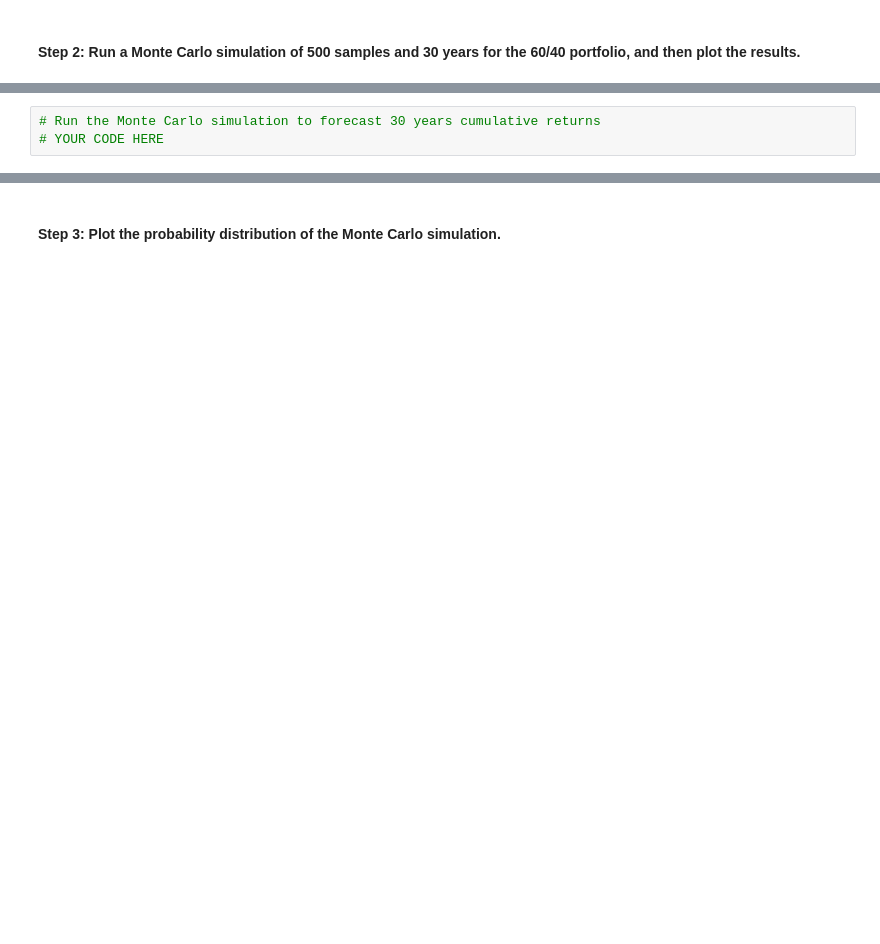
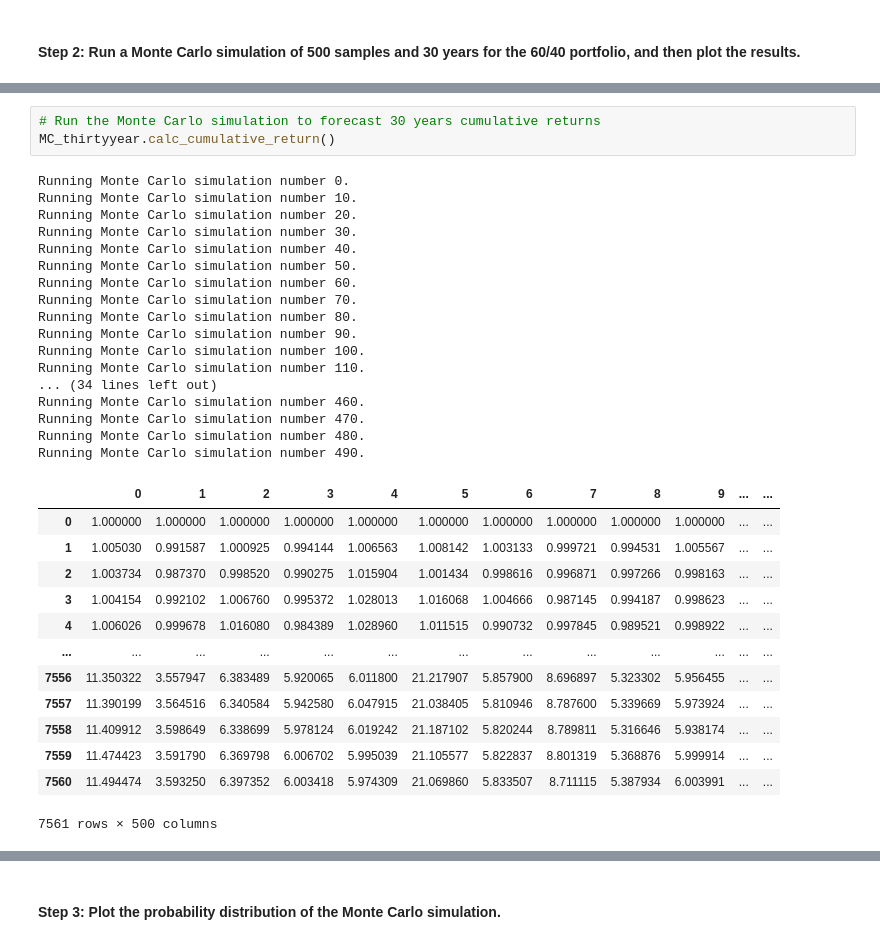
Before and after one commit to MC-Stream/The-Silver-Room, a Jupyter notebook: Module5-C/Starter_Code/financial_planning_tools.ipynb, the cells around one changed output, grey strips where cells are left out. Drawn from its saved outputs; the diff is of its cells as text; blank space fills up the shorter version.

```diff
--- a/Module5-C/Starter_Code/financial_planning_tools.ipynb
+++ b/Module5-C/Starter_Code/financial_planning_tools.ipynb
@@ -462,6 +498,37 @@ In this section, you’ll use the MCForecastTools library to create a Monte Carl
 # %%
 # Run the Monte Carlo simulation to forecast 30 years cumulative returns
-# YOUR CODE HERE
+MC_thirtyyear.calc_cumulative_return()
+# %% [output]
+Running Monte Carlo simulation number 0.
+Running Monte Carlo simulation number 10.
+Running Monte Carlo simulation number 20.
+Running Monte Carlo simulation number 30.
+Running Monte Carlo simulation number 40.
+Running Monte Carlo simulation number 50.
+Running Monte Carlo simulation number 60.
+Running Monte Carlo simulation number 70.
+Running Monte Carlo simulation number 80.
+Running Monte Carlo simulation number 90.
+Running Monte Carlo simulation number 100.
+Running Monte Carlo simulation number 110.
+... (34 lines left out)
+Running Monte Carlo simulation number 460.
+Running Monte Carlo simulation number 470.
+Running Monte Carlo simulation number 480.
+Running Monte Carlo simulation number 490.
+|  | 0 | 1 | 2 | 3 | 4 | 5 | 6 | 7 | 8 | 9 | ... | ... |
+| 0 | 1.000000 | 1.000000 | 1.000000 | 1.000000 | 1.000000 | 1.000000 | 1.000000 | 1.000000 | 1.000000 | 1.000000 | ... | ... |
+| 1 | 1.005030 | 0.991587 | 1.000925 | 0.994144 | 1.006563 | 1.008142 | 1.003133 | 0.999721 | 0.994531 | 1.005567 | ... | ... |
+| 2 | 1.003734 | 0.987370 | 0.998520 | 0.990275 | 1.015904 | 1.001434 | 0.998616 | 0.996871 | 0.997266 | 0.998163 | ... | ... |
+| 3 | 1.004154 | 0.992102 | 1.006760 | 0.995372 | 1.028013 | 1.016068 | 1.004666 | 0.987145 | 0.994187 | 0.998623 | ... | ... |
+| 4 | 1.006026 | 0.999678 | 1.016080 | 0.984389 | 1.028960 | 1.011515 | 0.990732 | 0.997845 | 0.989521 | 0.998922 | ... | ... |
+| ... | ... | ... | ... | ... | ... | ... | ... | ... | ... | ... | ... | ... |
+| 7556 | 11.350322 | 3.557947 | 6.383489 | 5.920065 | 6.011800 | 21.217907 | 5.857900 | 8.696897 | 5.323302 | 5.956455 | ... | ... |
+| 7557 | 11.390199 | 3.564516 | 6.340584 | 5.942580 | 6.047915 | 21.038405 | 5.810946 | 8.787600 | 5.339669 | 5.973924 | ... | ... |
+| 7558 | 11.409912 | 3.598649 | 6.338699 | 5.978124 | 6.019242 | 21.187102 | 5.820244 | 8.789811 | 5.316646 | 5.938174 | ... | ... |
+| 7559 | 11.474423 | 3.591790 | 6.369798 | 6.006702 | 5.995039 | 21.105577 | 5.822837 | 8.801319 | 5.368876 | 5.999914 | ... | ... |
+| 7560 | 11.494474 | 3.593250 | 6.397352 | 6.003418 | 5.974309 | 21.069860 | 5.833507 | 8.711115 | 5.387934 | 6.003991 | ... | ... |
+7561 rows × 500 columns
 # %%
 # Visualize the 30-year Monte Carlo simulation by creating an
 # overlay line plot
```
Also changed, not shown: parts of 13 cells of this notebook.
